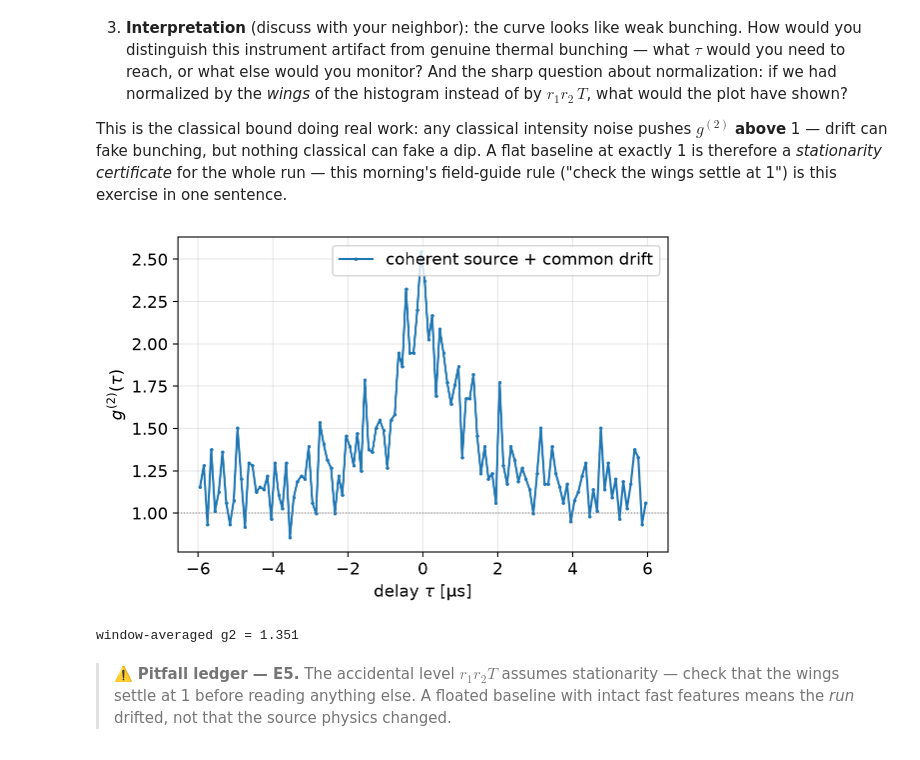
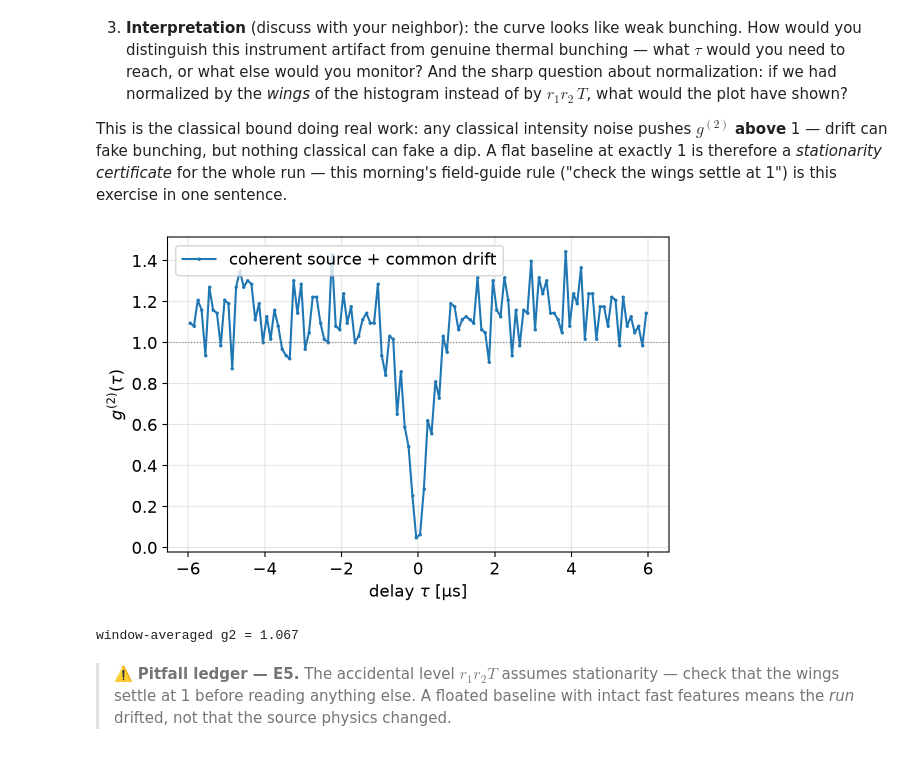
Before and after one commit to daielCoelho/CountingPhotons, a Jupyter notebook: lectures/04_HandsOn_g2_HBT.ipynb, the cells around one changed output. Cells and saved outputs as stored; diff of their text form; code cells hidden in the pictures.

```diff
--- a/lectures/04_HandsOn_g2_HBT.ipynb
+++ b/lectures/04_HandsOn_g2_HBT.ipynb
@@ -349,36 +349,36 @@ This is the classical bound doing real work: any classical intensity noise pushe
 # %%
 # YOUR CODE HERE - Exercise 5
 # Given: common slow intensity modulation on both detectors (pump drift).
 def modulate(t, m, period_ns, rng):
     """Keep each tag with probability ∝ 1 + m*sin(2π t/period): slow drift."""
     prob = (1 + m * np.sin(2 * np.pi * t / period_ns)) / (1 + m)
     return t[rng.uniform(size=t.size) < prob]
 
-coherent = "A"           # <-- your Exercise-2 verdict for the coherent source
+coherent = "C"           # <-- your Exercise-2 verdict for the coherent source
 m, period_ns = 0.6, 100_000       # 60% drift depth, 100 µs period
 
 # Your physics inputs:
 plateau_guess = None     # <-- 1. PREDICT the g2 baseline before running
 plateau_theory = None    # <-- 2. after running: enter 1 + m**2/2
 
 rng5 = np.random.default_rng(5)
 d = sources[coherent]
 t1m = modulate(d["t1"], m, period_ns, rng5)
 t2m = modulate(d["t2"], m, period_ns, rng5)
 tau, g2 = g2_from_timetags(t1m, t2m, d["duration_ns"])
 
 plt.plot(tau / 1000, g2, ".-", ms=3, label="coherent source + common drift")
 plt.axhline(1, color="gray", ls=":", lw=0.8)
 if plateau_theory is not None:
     plt.axhline(plateau_theory, color="tab:red", ls="--",
                 label=rf"theory $1+m^2/2$ = {plateau_theory:.2f}")
 plt.xlabel(r"delay $\tau$ [µs]")
 plt.ylabel(r"$g^{(2)}(\tau)$")
 plt.legend(); plt.tight_layout(); plt.show()
 print(f"window-averaged g2 = {g2.mean():.3f}")
 # %% [output]
-[figure, old version]
+[figure, new version]
-window-averaged g2 = 1.351
+window-averaged g2 = 1.067
 # %% [markdown]
 > ⚠️ **Pitfall ledger — E5.** The accidental level $r_1 r_2 T$ assumes stationarity — check that the wings settle at 1 before reading anything else. A floated baseline with intact fast features means the *run* drifted, not that the source physics changed.
 # %% [markdown]
```
Also changed, not shown: parts of 4 cells of this notebook.
